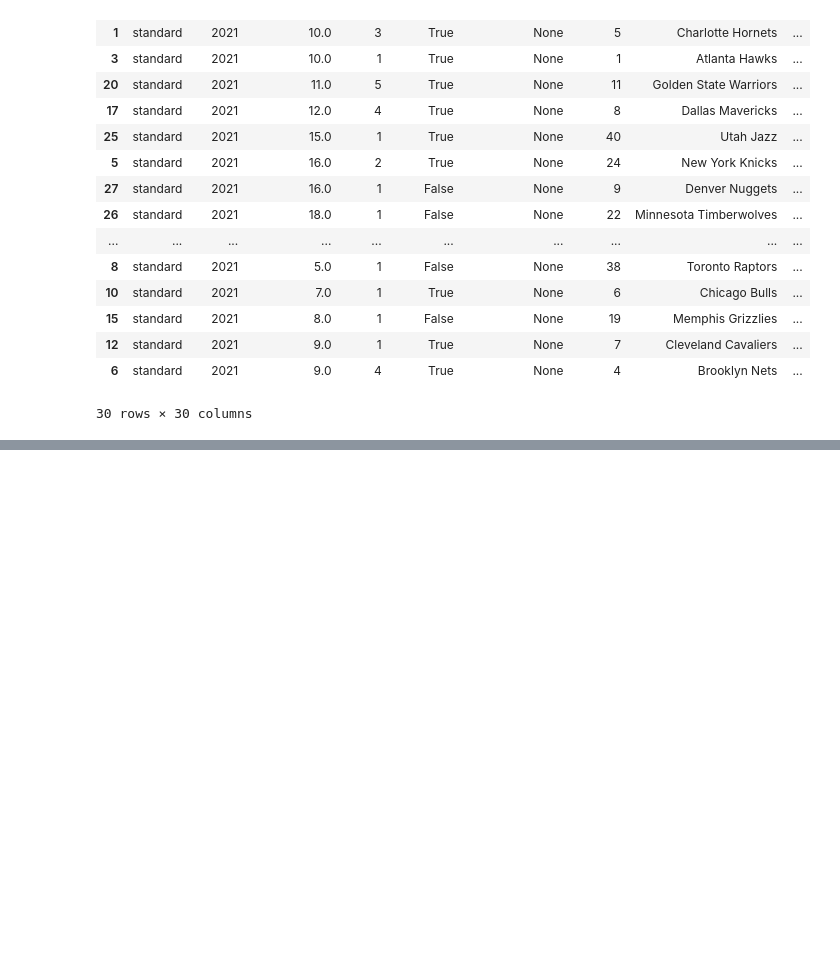
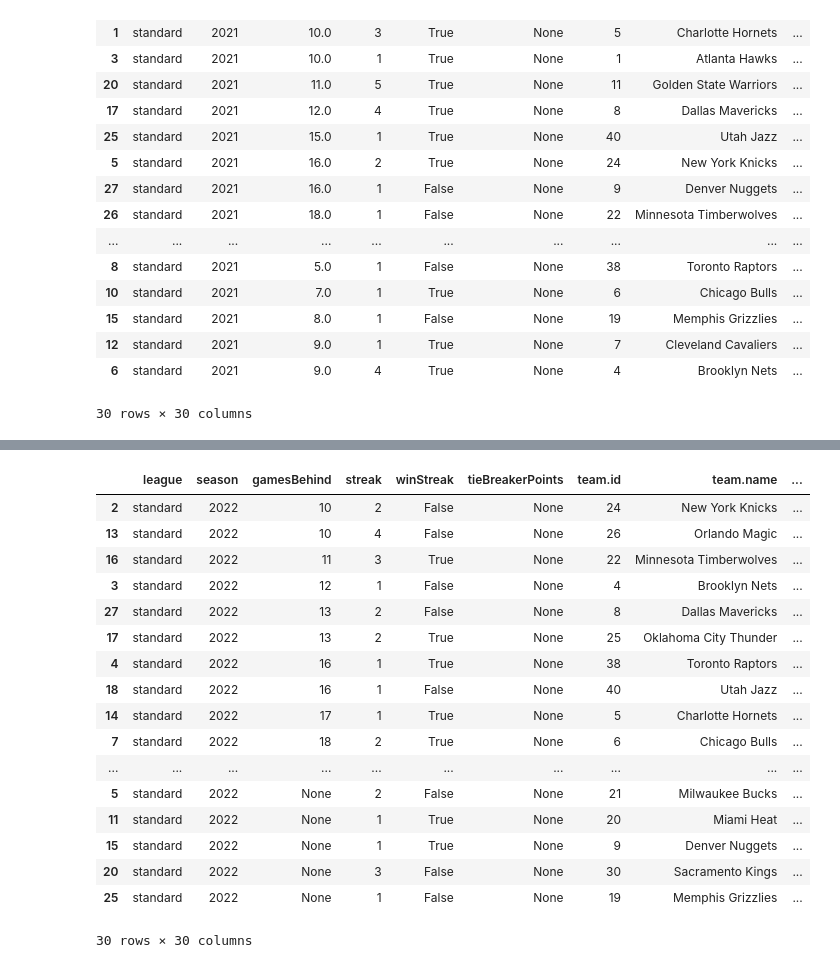
Before and after one commit to knox135/group-project-1, a Jupyter notebook: standings.ipynb, the cells around one changed output, grey strips where cells are left out. Cells and saved outputs as stored; diff of their text form; code cells hidden in the pictures; blank space fills up the shorter version.

```diff
--- a/standings.ipynb
+++ b/standings.ipynb
@@ -74,0 +72,13 @@ standings_df_csv
+# %%
+querystring22 = {"league":"standard","season":"2022"}
+
+headers = {
+	"X-RapidAPI-Key": "57ecd31499mshfd9806745498469p111422jsnd51630f333ce",
+	"X-RapidAPI-Host": "api-nba-v1.p.rapidapi.com"
+}
+
+response22 = requests.get(url, headers=headers, params=querystring22)
+response22_json = response22.json()
+
+
+print(json.dumps(response22_json['response'], indent=4))
@@ -74,0 +103,22 @@ standings_df_csv
+# %%
+standings22_df = pd.json_normalize(response22_json['response']).reset_index(drop=True)
+standings22_df.sort_values(by='gamesBehind', ascending=True)
+# %% [output]
+|  | league | season | gamesBehind | streak | winStreak | tieBreakerPoints | team.id | team.name | ... |
+| 2 | standard | 2022 | 10 | 2 | False | None | 24 | New York Knicks | ... |
+| 13 | standard | 2022 | 10 | 4 | False | None | 26 | Orlando Magic | ... |
+| 16 | standard | 2022 | 11 | 3 | True | None | 22 | Minnesota Timberwolves | ... |
+| 3 | standard | 2022 | 12 | 1 | False | None | 4 | Brooklyn Nets | ... |
+| 27 | standard | 2022 | 13 | 2 | False | None | 8 | Dallas Mavericks | ... |
+| 17 | standard | 2022 | 13 | 2 | True | None | 25 | Oklahoma City Thunder | ... |
+| 4 | standard | 2022 | 16 | 1 | True | None | 38 | Toronto Raptors | ... |
+| 18 | standard | 2022 | 16 | 1 | False | None | 40 | Utah Jazz | ... |
+| 14 | standard | 2022 | 17 | 1 | True | None | 5 | Charlotte Hornets | ... |
+| 7 | standard | 2022 | 18 | 2 | True | None | 6 | Chicago Bulls | ... |
+| ... | ... | ... | ... | ... | ... | ... | ... | ... | ... |
+| 5 | standard | 2022 | None | 2 | False | None | 21 | Milwaukee Bucks | ... |
+| 11 | standard | 2022 | None | 1 | True | None | 20 | Miami Heat | ... |
+| 15 | standard | 2022 | None | 1 | True | None | 9 | Denver Nuggets | ... |
+| 20 | standard | 2022 | None | 3 | False | None | 30 | Sacramento Kings | ... |
+| 25 | standard | 2022 | None | 1 | False | None | 19 | Memphis Grizzlies | ... |
+30 rows × 30 columns
```
Also changed, not shown: parts of 27 cells of this notebook.
